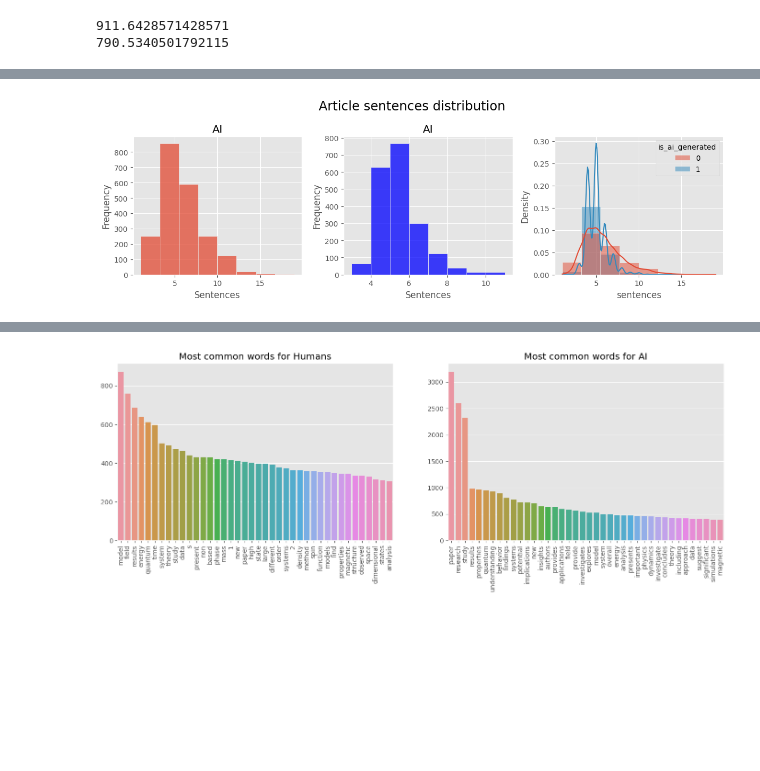
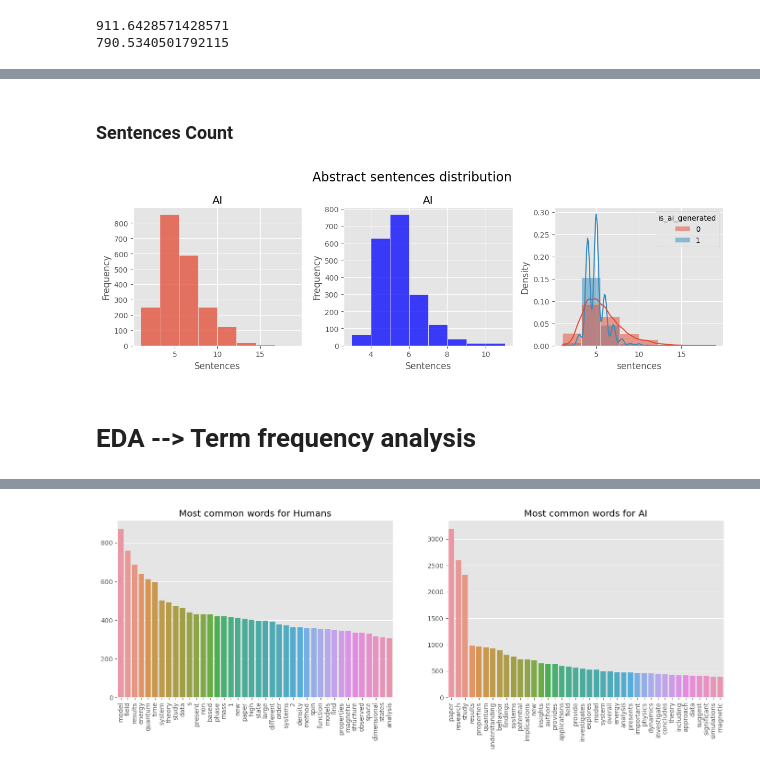
Before and after one commit to do3-173/FDS_Final, a Jupyter notebook: Eda_Preprocessing.ipynb, the cells around one changed output, grey strips where cells are left out. Cells and saved outputs as stored; diff of their text form; code cells hidden in the pictures; blank space fills up the shorter version.

```diff
--- a/Eda_Preprocessing.ipynb
+++ b/Eda_Preprocessing.ipynb
@@ -353,12 +98,16 @@ plt.tight_layout()
+# %% [markdown]
+### Sentences Count
 # %%
 data['sentences'] = data['abstract'].map(lambda x: len(sent_tokenize(x)))
 fig, axes = plt.subplots(1,3, figsize = (12,4))
 fig_sentences_human = sns.histplot(data = data[data['is_ai_generated']==0], x = 'sentences', ax = axes[0], bins = 8)
 fig_sentences_human.set(title = 'AI', xlabel='Sentences', ylabel= 'Frequency')
 fig_sentences_ai = sns.histplot(data = data[data['is_ai_generated']==1], x = 'sentences', ax = axes[1], color='blue',bins = 8)
 fig_sentences_ai.set(title = 'AI', xlabel='Sentences', ylabel= 'Frequency')
 sns.histplot(data = data, x = 'sentences', hue='is_ai_generated', kde= True, stat = 'density', ax = axes[2], bins = 8)
-fig.suptitle('Article sentences distribution', fontsize =  'xx-large')
+fig.suptitle('Abstract sentences distribution', fontsize =  'xx-large')
 plt.tight_layout()
 # %% [output]
-[figure, old version]
+[figure, new version]
+# %% [markdown]
+# EDA --> Term frequency analysis
```
Also changed, not shown: parts of 59 cells of this notebook, 1 other file.
